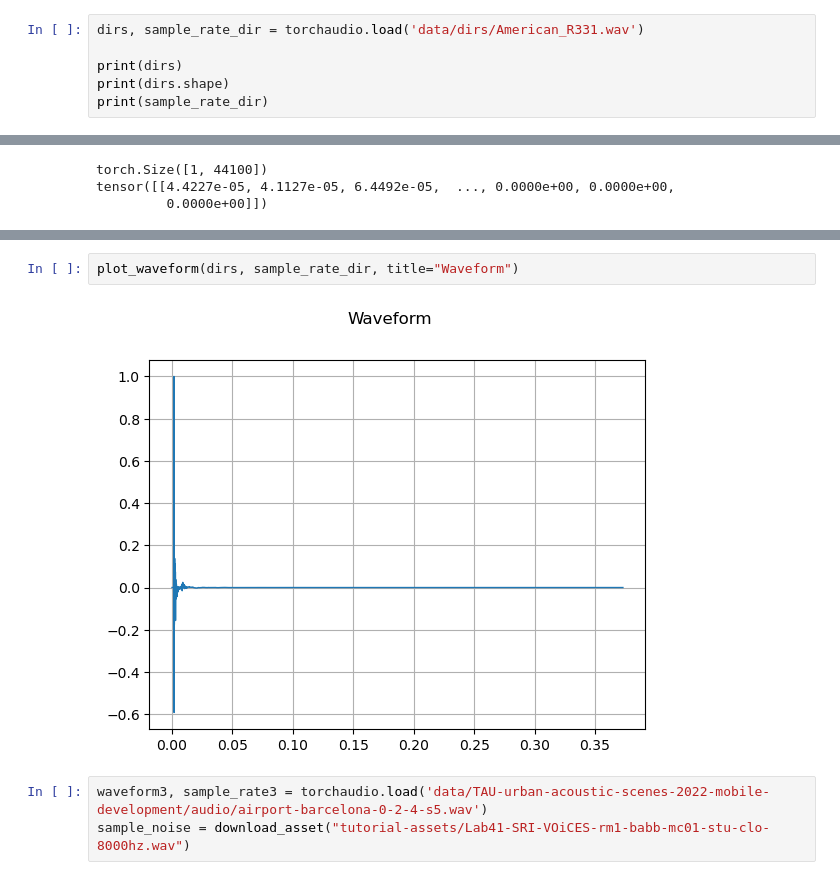
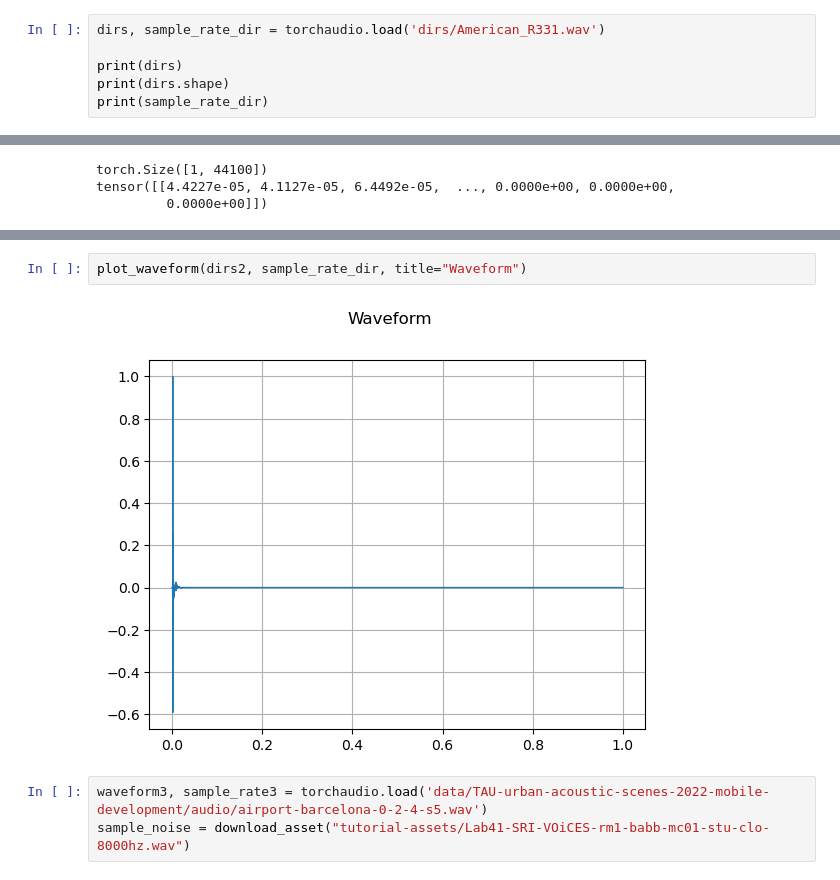
Before and after one commit to dragonsearch/DCASE-Task1, a Jupyter notebook: jupyter_data_aug.ipynb, the cells around one changed output, grey strips where cells are left out. Saved outputs shown, nothing was run; the diff lists cells and outputs as text.

```diff
--- a/jupyter_data_aug.ipynb
+++ b/jupyter_data_aug.ipynb
@@ -53,7 +55,7 @@ tensor([[ 0.0280,  0.0287,  0.0281,  ..., -0.0048, -0.0081, -0.0114]])
 torch.Size([1, 44100])
 44100
 # %%
-dirs, sample_rate_dir = torchaudio.load('data/dirs/American_R331.wav')
+dirs, sample_rate_dir = torchaudio.load('dirs/American_R331.wav')
 
 print(dirs)
 print(dirs.shape)
@@ -78,9 +80,9 @@ Audio(dirs, rate=sample_rate_dir)
 # %% [output]
 [interactive output not drawn]
 # %%
-plot_waveform(dirs, sample_rate_dir, title="Waveform")
+plot_waveform(dirs2, sample_rate_dir, title="Waveform")
 # %% [output]
-[figure, old version]
+[figure, new version]
 # %%
 waveform3, sample_rate3 = torchaudio.load('data/TAU-urban-acoustic-scenes-2022-mobile-development/audio/airport-barcelona-0-2-4-s5.wav')
 sample_noise = download_asset("tutorial-assets/Lab41-SRI-VOiCES-rm1-babb-mc01-stu-clo-8000hz.wav")
```
Also changed, not shown: parts of 14 cells of this notebook, 4 other files.
